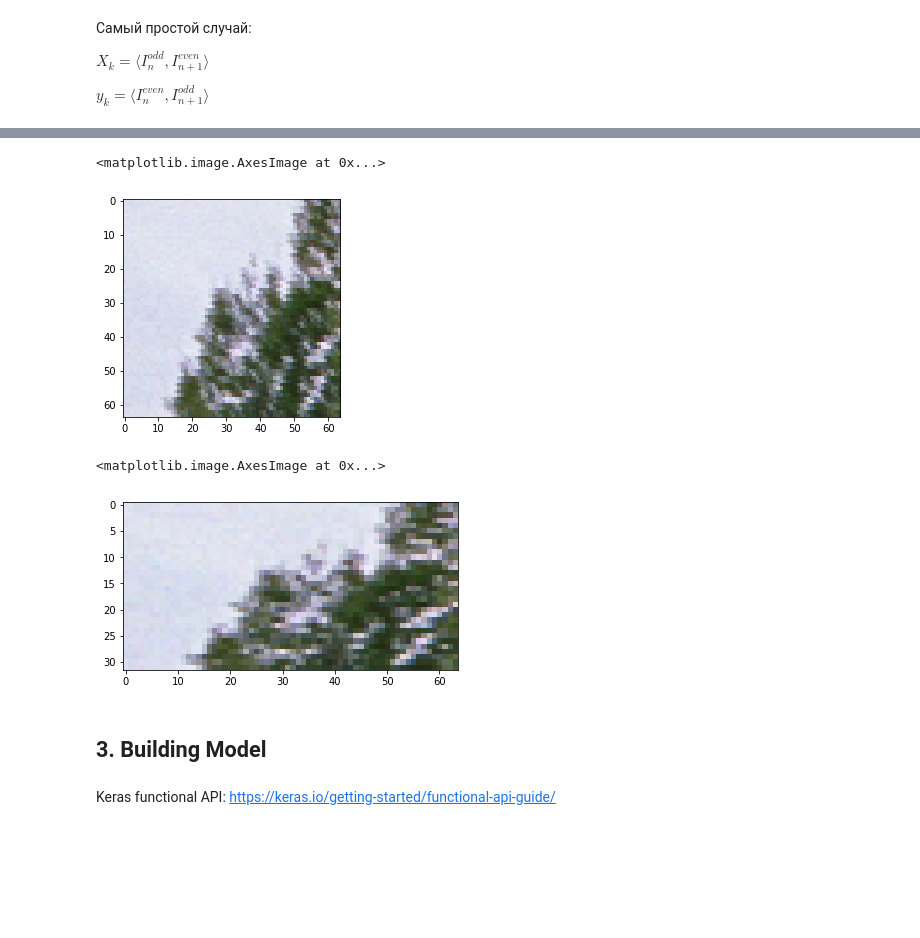
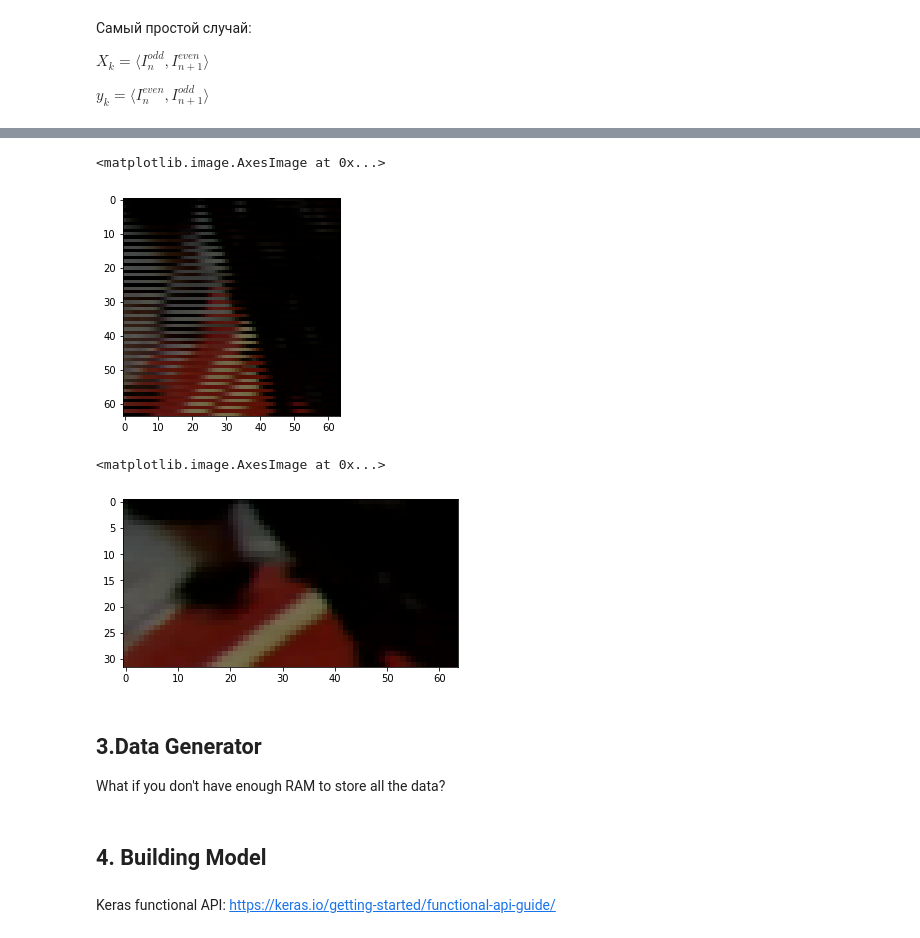
Before and after one commit to msu-video-group/video-course, a Jupyter notebook: homework03/src/seminar-empty.ipynb, the cells around one changed output, grey strips where cells are left out. Cells and saved outputs as stored; diff of their text form; code cells hidden in the pictures; blank space fills up the shorter version.

```diff
--- a/homework03/src/seminar-empty.ipynb
+++ b/homework03/src/seminar-empty.ipynb
@@ -121,3 +119,44 @@ X_vld, y_vld = prepare(data_vld)
+# %%
+def get_train_sample(consequent_frames, patch_size):
+
+    # YOUR CODE HERE
+
+    return X, y
+# %%
+def read_data(folder, frame_size, patch_size):
+    X = []
+    y = [[], []]
+
+    for subfolder in os.listdir(folder):
+        frames_dir = os.path.join(folder, subfolder)
+        if not os.path.isdir(frames_dir):
+            continue
+
+        frames = read_consequent_frames(frames_dir, frame_size)
+        Xs, ys = get_train_sample(frames, patch_size)
+
+        X.append(Xs)
+        y[0].append(ys[0])
+        y[1].append(ys[1])
+
+    X = np.concatenate(X)
+
+    y[0] = np.concatenate(y[0])
+    y[1] = np.concatenate(y[1])
+
+    return X, y
+# %%
+X_trn, y_trn = read_data(
+    'tiny_data/trn',
+    frame_size=(540, 960),
+    patch_size=(64, 64)
+)
+
+X_vld, y_vld = read_data(
+    'tiny_data/vld',
+    frame_size=(540, 960),
+    patch_size=(64, 64)
+)
 # %%
 X_trn.shape
 # %% [output]
@@ -129,10 +168,13 @@ y_trn[0].shape, y_trn[1].shape
 # %%
-plt.imshow(X_trn[100])
+plt.imshow(X_trn[150])
 # %% [output]
 <matplotlib.image.AxesImage at 0x...>
-[figure, old version]
+[figure, new version]
 # %%
-plt.imshow(y_trn[0][100])
+plt.imshow(y_trn[0][150])
 # %% [output]
 <matplotlib.image.AxesImage at 0x...>
-[figure, old version]
+[figure, new version]
+# %% [markdown]
+## 3.Data Generator
+What if you don't have enough RAM to store all the data?
@@ -139,4 +216,4 @@ plt.imshow(y_trn[0][100])
 # %% [markdown]
-## 3. Building Model
+## 4. Building Model
 # %% [markdown]
 Keras functional API: https://keras.io/getting-started/functional-api-guide/
```
Also changed, not shown: parts of 40 cells of this notebook.
